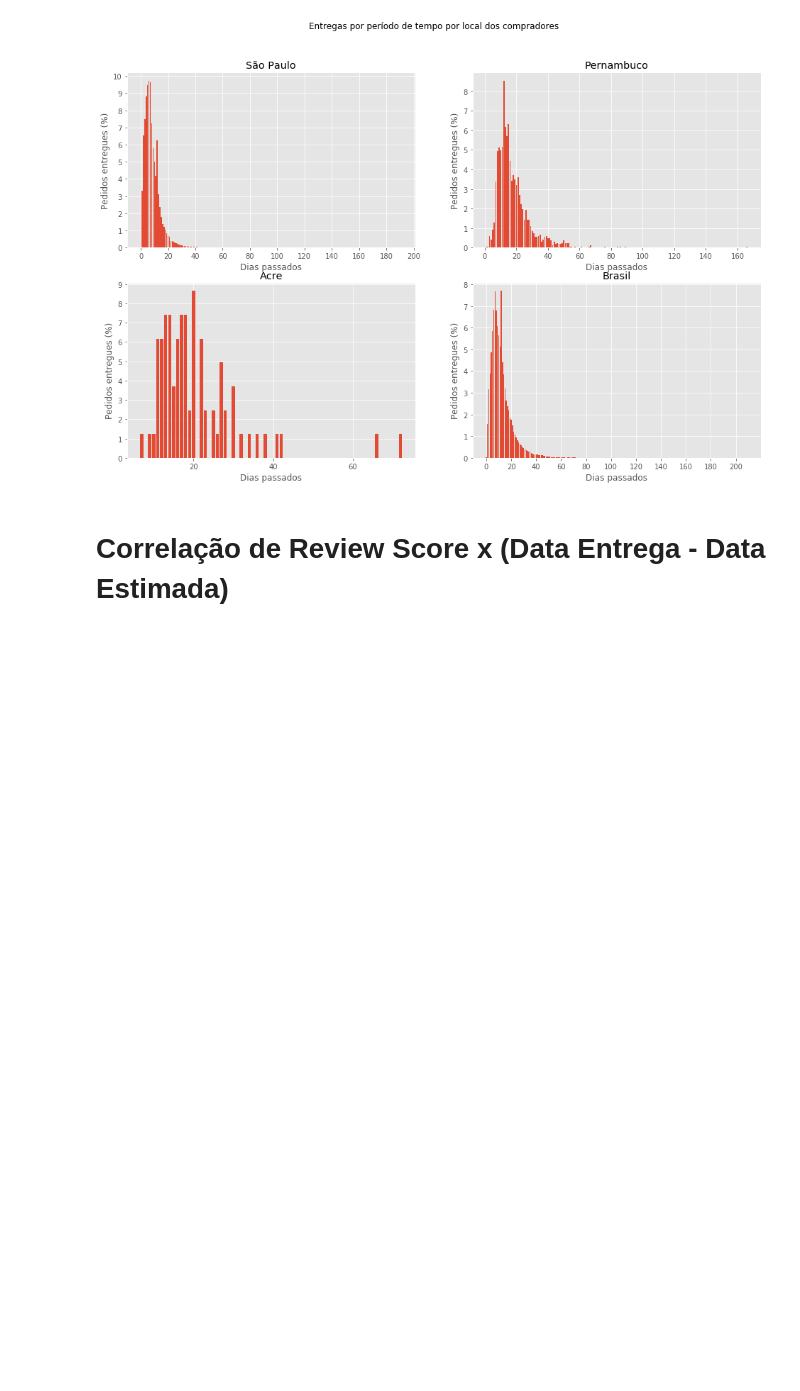
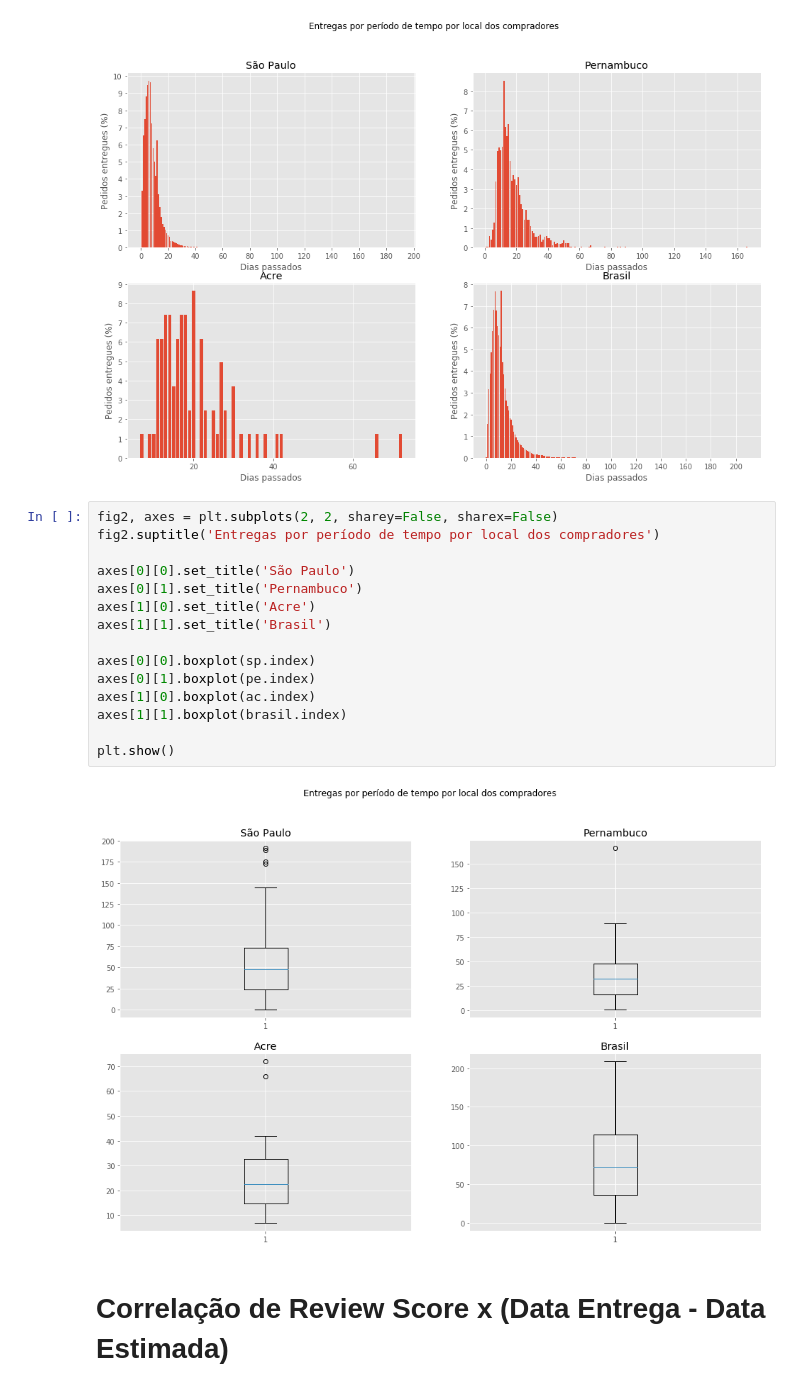
Before and after one commit to Crissky/brazilian-ecommerce, a Jupyter notebook: Notebooks/GERAL.ipynb, the cells around one changed output. Cells and saved outputs as stored; diff of their text form; blank space fills up the shorter version.

Commit message:
Plota gráficos de caixa para observar o comportamento de entrega por estados

```diff
--- a/Notebooks/GERAL.ipynb
+++ b/Notebooks/GERAL.ipynb
@@ -339,6 +339,23 @@ axes[1][1].bar(brasil.index, brasil['review_score'], label='Brasil')
 plt.show()
 # %% [output]
 [figure]
+# %%
+fig2, axes = plt.subplots(2, 2, sharey=False, sharex=False)
+fig2.suptitle('Entregas por período de tempo por local dos compradores')
+
+axes[0][0].set_title('São Paulo')
+axes[0][1].set_title('Pernambuco')
+axes[1][0].set_title('Acre')
+axes[1][1].set_title('Brasil')
+
+axes[0][0].boxplot(sp.index)
+axes[0][1].boxplot(pe.index)
+axes[1][0].boxplot(ac.index)
+axes[1][1].boxplot(brasil.index)
+
+plt.show()
+# %% [output]
+[figure, added]
 # %% [markdown]
 # Correlação de Review Score x (Data Entrega - Data Estimada)
 # %%
```
